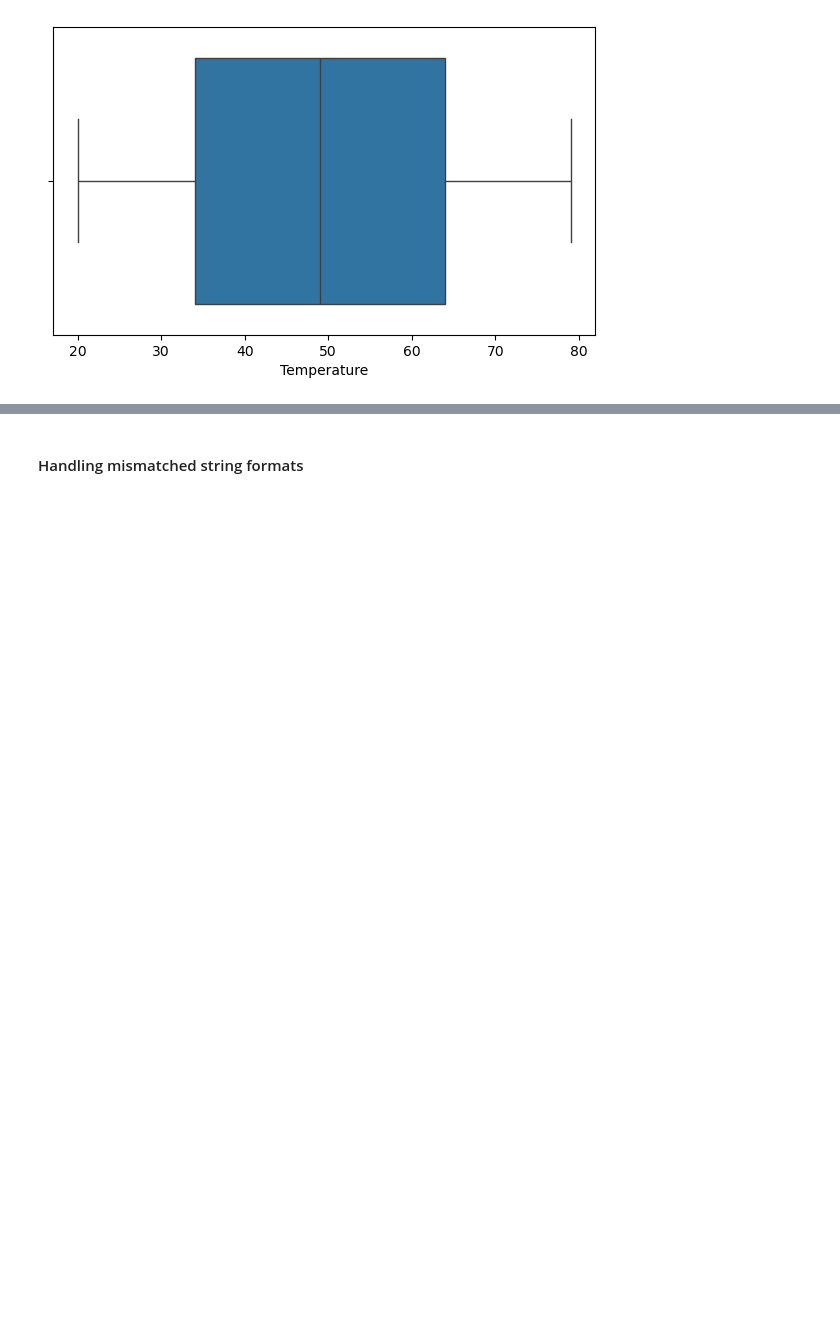
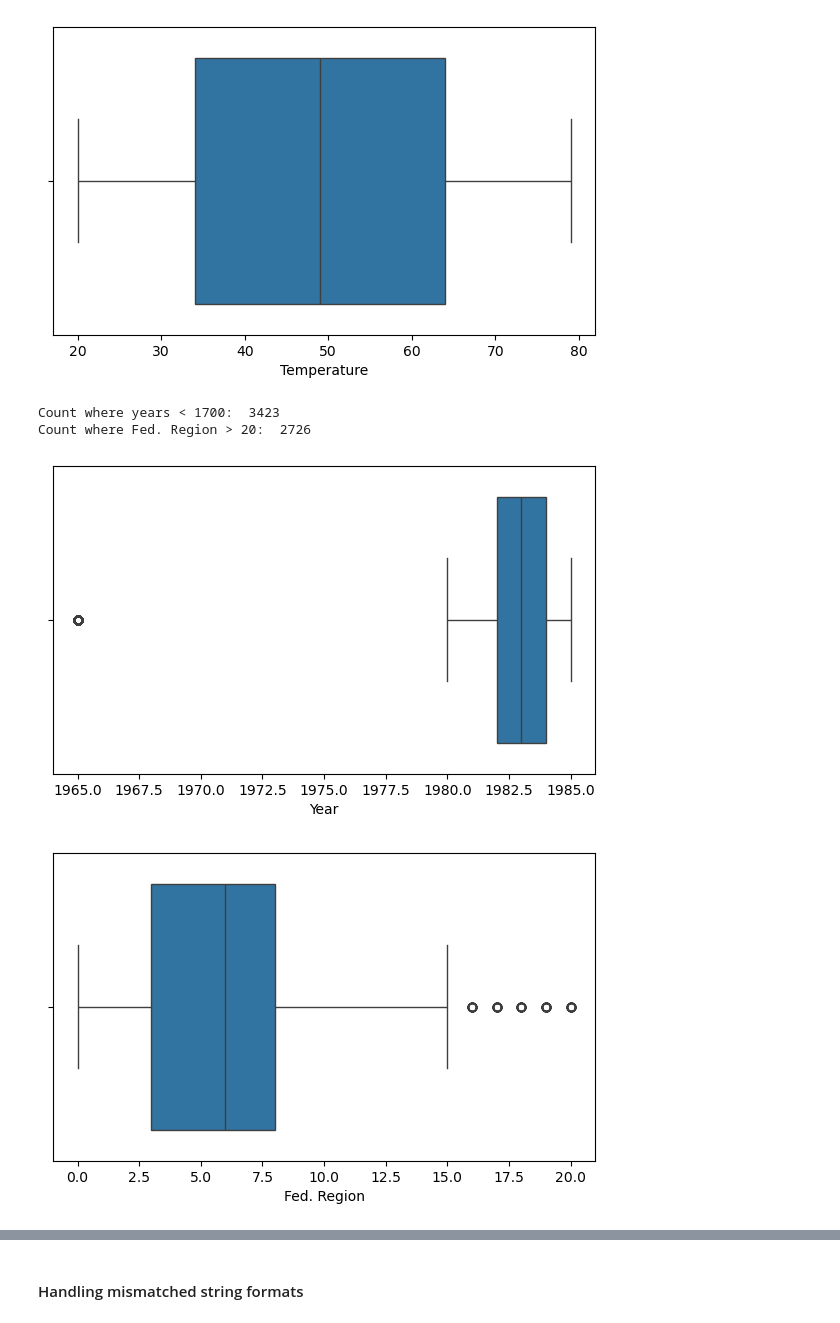
Before and after one commit to nik-052/Classification-and-Regression-Methods, a Jupyter notebook: Nikhil_Gishnu _assignment1 _checkpoint/Part-1/Nikhil_Gishnu_assignment1_part_1.ipynb, the cells around one changed output, grey strips where cells are left out. Drawn from its saved outputs; the diff is of its cells as text; code cells hidden in the pictures; blank space fills up the shorter version.

```diff
--- a/Nikhil_Gishnu _assignment1 _checkpoint/Part-1/Nikhil_Gishnu_assignment1_part_1.ipynb
+++ b/Nikhil_Gishnu _assignment1 _checkpoint/Part-1/Nikhil_Gishnu_assignment1_part_1.ipynb
@@ -918,4 +913,28 @@ for c in df.select_dtypes(include=['int64','float64']).columns:
 [figure]
 [figure]
 [figure]
+# %%
+# we see lot of outliers in Fed. Region and year , lets remove them
+
+print("Count where years < 1700: ",df[df['Year']<1700]['Year'].count())
+print("Count where Fed. Region > 20: ",df[df['Fed. Region']>20]['Fed. Region'].count())
+# %% [output]
+Count where years < 1700:  3423
+Count where Fed. Region > 20:  2726
+# %%
+# since number of rows are greater we replace them with mean
+
+yearMean = df[df['Year']>=1700]['Year'].mean()
+df.loc[df['Year']<1700,'Year'] = math.ceil(yearMean)
+
+regionMean = df[df['Fed. Region']<=20]['Fed. Region'].mean()
+df.loc[df['Fed. Region']>20,'Fed. Region'] = math.ceil(regionMean)
+# %%
+for c in ['Year','Fed. Region']:
+    plt.figure(figsize=(7, 4))
+    sns.boxplot(x=df[c])
+    plt.show()
+# %% [output]
+[figure, added]
+[figure, added]
 # %%
```
Also changed, not shown: parts of 14 cells of this notebook, 1 other file.
